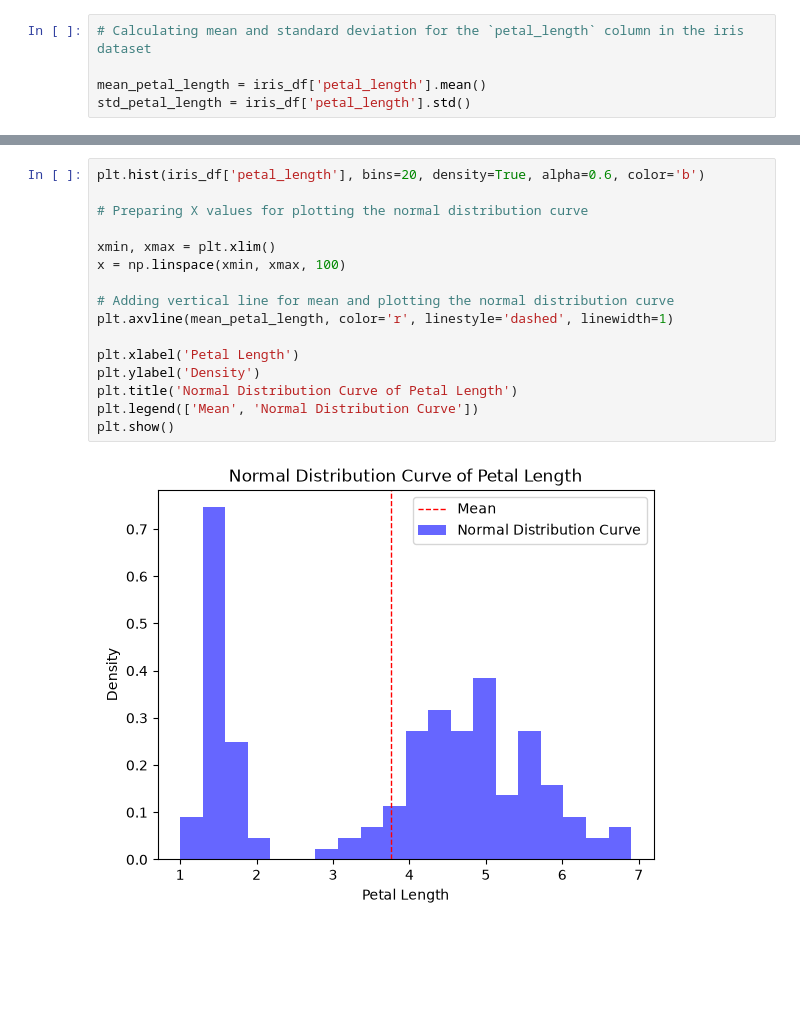
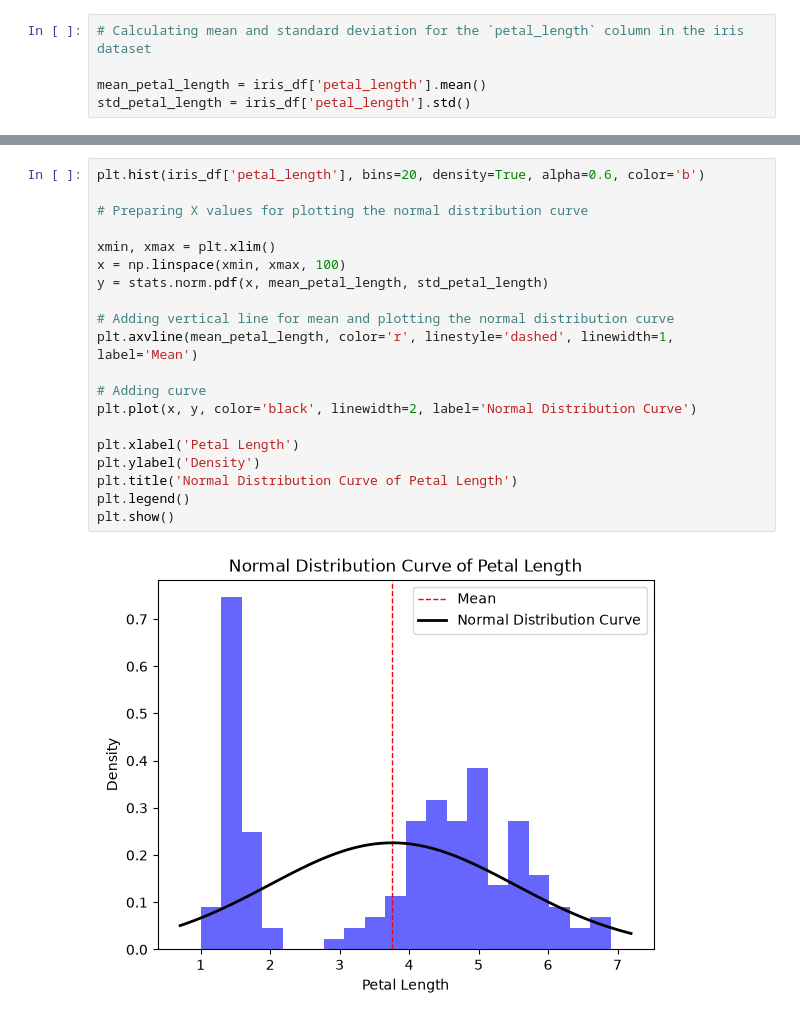
Before and after one commit to Svitlana937/assessment-submission, a Jupyter notebook: problems.ipynb, the cells around one changed output, grey strips where cells are left out. Saved outputs shown, nothing was run; the diff lists cells and outputs as text; blank space fills up the shorter version.

Commit message:
Recalculate mean and std for petal length, draw normal curve for petal length

```diff
--- a/problems.ipynb
+++ b/problems.ipynb
@@ -48,18 +49,22 @@ Standard Deviation of Sepal Length: 0.828066127977863
 # %%
 plt.hist(iris_df['petal_length'], bins=20, density=True, alpha=0.6, color='b')
 
 # Preparing X values for plotting the normal distribution curve
 
 xmin, xmax = plt.xlim()
 x = np.linspace(xmin, xmax, 100)
+y = stats.norm.pdf(x, mean_petal_length, std_petal_length)
 
 # Adding vertical line for mean and plotting the normal distribution curve
-plt.axvline(mean_petal_length, color='r', linestyle='dashed', linewidth=1)
+plt.axvline(mean_petal_length, color='r', linestyle='dashed', linewidth=1, label='Mean')
+
+# Adding curve
+plt.plot(x, y, color='black', linewidth=2, label='Normal Distribution Curve')
 
 plt.xlabel('Petal Length')
 plt.ylabel('Density')
 plt.title('Normal Distribution Curve of Petal Length')
-plt.legend(['Mean', 'Normal Distribution Curve'])
+plt.legend()
 plt.show()
 # %% [output]
-[figure, old version]
+[figure, new version]
```
Also changed, not shown: parts of 2 cells of this notebook.
